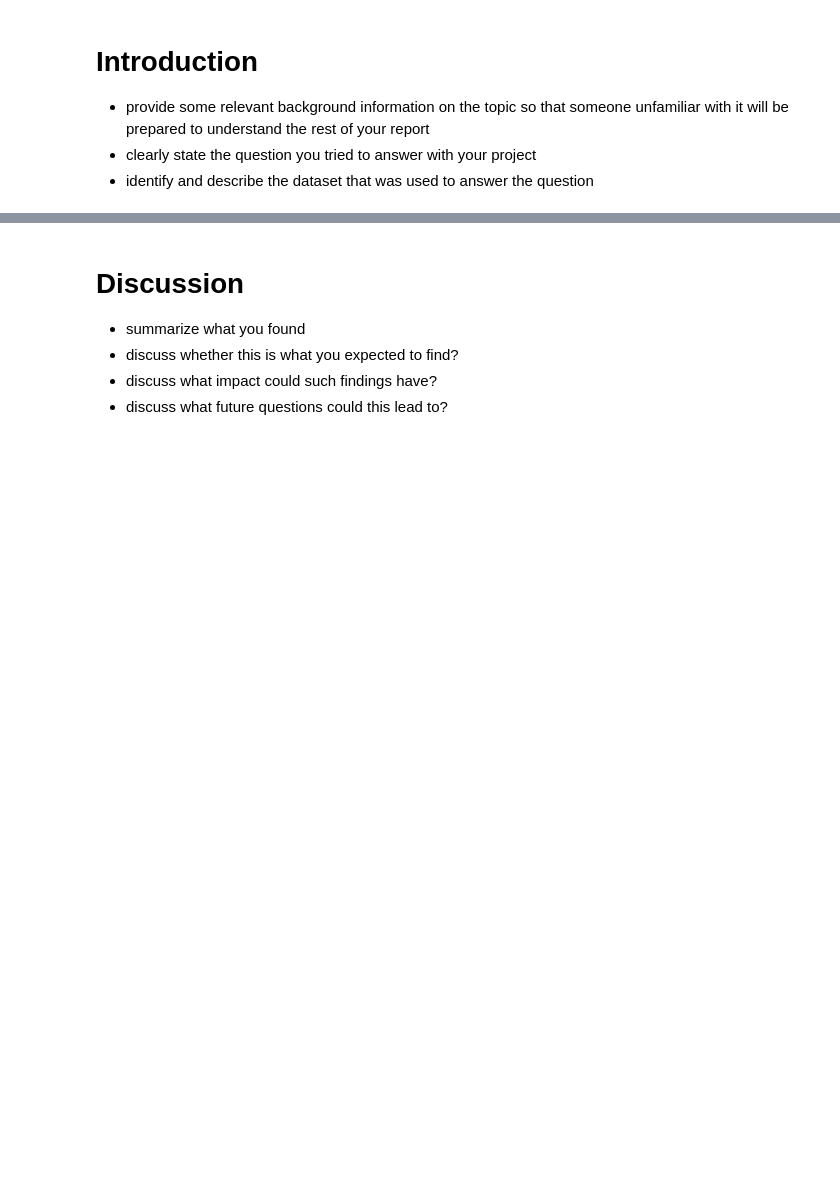
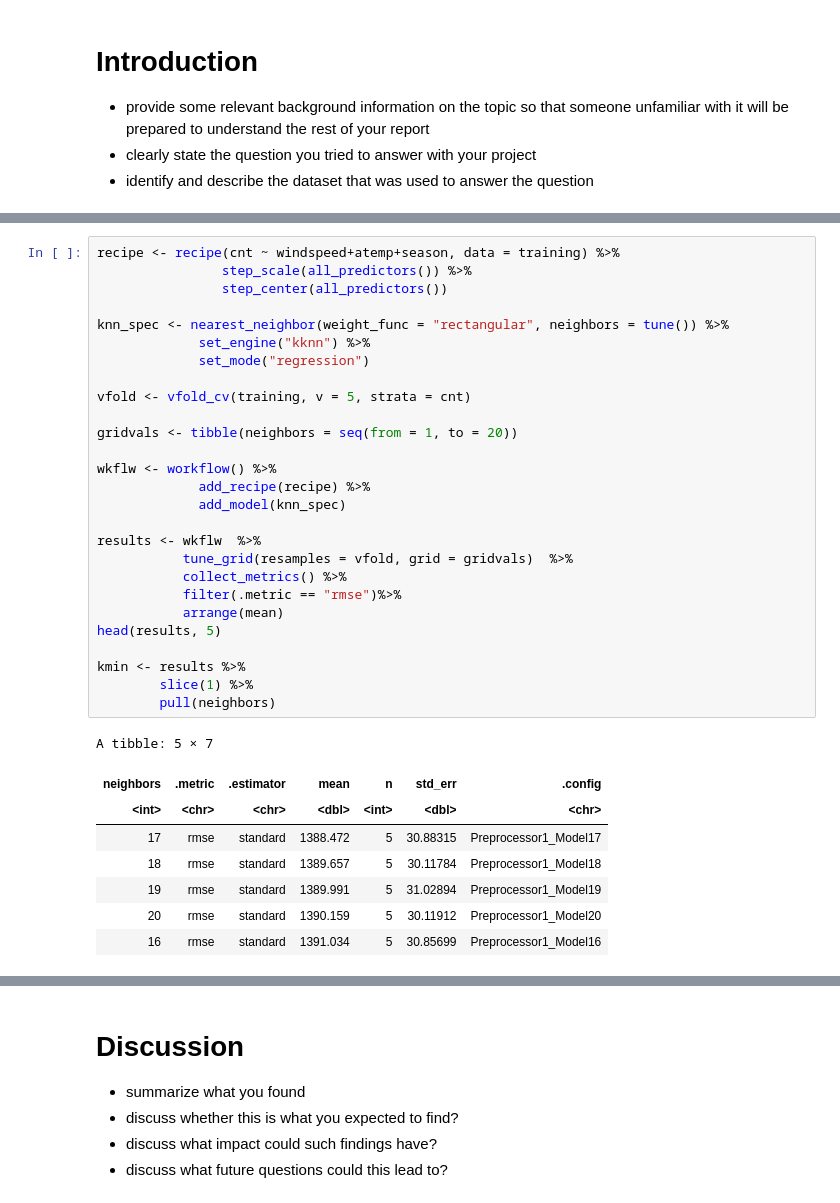
Before and after one commit to DSCI-310-2023/dsci-310-group-6, a Jupyter notebook: analysis.ipynb, the cells around one changed output, grey strips where cells are left out. Saved outputs shown, nothing was run; the diff lists cells and outputs as text; blank space fills up the shorter version.

```diff
--- a/analysis.ipynb
+++ b/analysis.ipynb
@@ -38,0 +106,36 @@ note: all tables and figure should have a figure/table number and a legend
+# %%
+recipe <- recipe(cnt ~ windspeed+atemp+season, data = training) %>%
+                step_scale(all_predictors()) %>%
+                step_center(all_predictors())
+
+knn_spec <- nearest_neighbor(weight_func = "rectangular", neighbors = tune()) %>%
+             set_engine("kknn") %>%
+             set_mode("regression")
+
+vfold <- vfold_cv(training, v = 5, strata = cnt)
+
+gridvals <- tibble(neighbors = seq(from = 1, to = 20))
+
+wkflw <- workflow() %>%
+             add_recipe(recipe) %>%
+             add_model(knn_spec)
+
+results <- wkflw  %>%
+           tune_grid(resamples = vfold, grid = gridvals)  %>%
+           collect_metrics() %>%
+           filter(.metric == "rmse")%>%
+           arrange(mean)
+head(results, 5)
+
+kmin <- results %>%
+        slice(1) %>%
+        pull(neighbors)
+# %% [output]
+A tibble: 5 × 7
+| neighbors | .metric | .estimator | mean | n | std_err | .config |
+| <int> | <chr> | <chr> | <dbl> | <int> | <dbl> | <chr> |
+| 17 | rmse | standard | 1388.472 | 5 | 30.88315 | Preprocessor1_Model17 |
+| 18 | rmse | standard | 1389.657 | 5 | 30.11784 | Preprocessor1_Model18 |
+| 19 | rmse | standard | 1389.991 | 5 | 31.02894 | Preprocessor1_Model19 |
+| 20 | rmse | standard | 1390.159 | 5 | 30.11912 | Preprocessor1_Model20 |
+| 16 | rmse | standard | 1391.034 | 5 | 30.85699 | Preprocessor1_Model16 |
```
Also changed, not shown: parts of 11 cells of this notebook.
